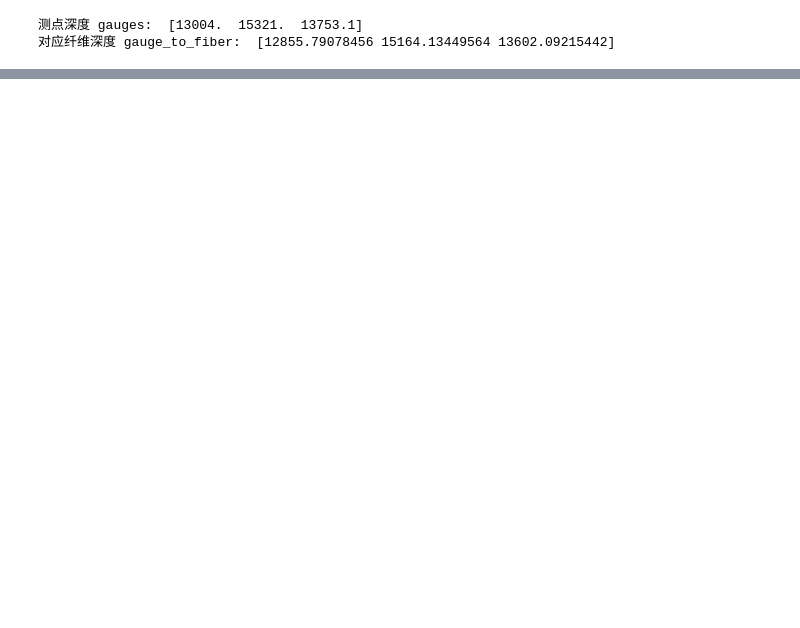
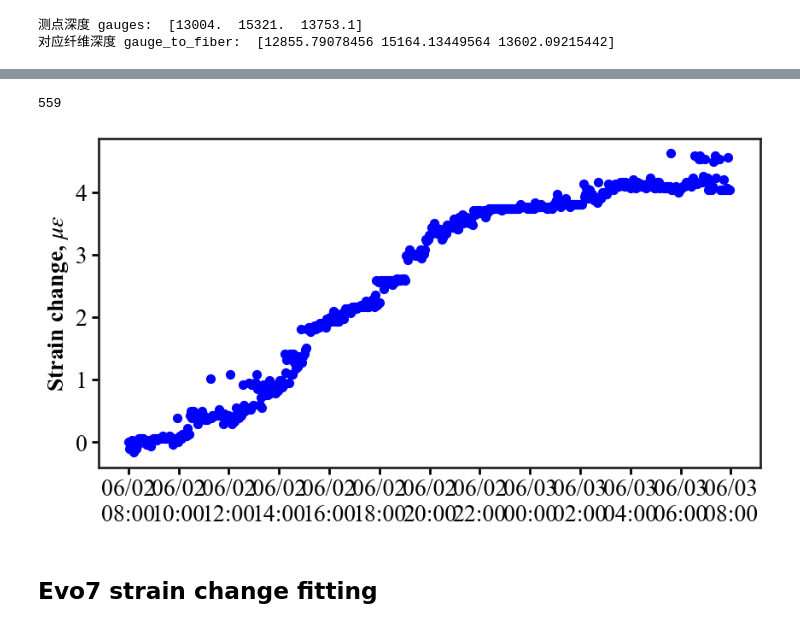
Before and after one commit to felix-mao-1516/plot-for-research-, a Jupyter notebook: pressure_strain_matching.ipynb, the cells around one changed output, grey strips where cells are left out. Cells and saved outputs as stored; diff of their text form; code cells hidden in the pictures; blank space fills up the shorter version.

```diff
--- a/pressure_strain_matching.ipynb
+++ b/pressure_strain_matching.ipynb
@@ -757,0 +1427,40 @@ plt.show()
+# %%
+strian_sel    = cols[mask]
+strian_sel = strian_sel - strian_sel[0]  # 以起始点为零点
+# print(type(strian_sel))
+# print(strian_sel)
+print(len(strian_sel))
+# %% [output]
+559
+# %%
+fig, ax = plt.subplots(figsize=(10,5))
+
+#scatter plot
+ax.scatter(t_sel, strian_sel, color='blue', s=50, label='Field Pressure Data')
+
+ax.xaxis_date()
+date_format = mdates.DateFormatter('%m/%d\n%H:%M')
+ax.xaxis.set_major_formatter(date_format)
+
+start = datetime.datetime(2022, 6, 2, 8, 0)
+end   = datetime.datetime(2022, 6, 3, 8, 0)
+# end   = datetime.datetime(2022, 6, 2, 16, 0)
+
+
+# ticks = pd.date_range(start, end, freq='6h')  # 每 4 小时一个
+ticks = pd.date_range(start, end, freq='2h')  # 每 4 小时一个
+
+ax.set_xticks(ticks)
+ax.set_ylabel(r"Strain change, $\mu\varepsilon$")
+
+# 设置主刻度间隔为 1 小时
+# ax.xaxis.set_major_locator(mdates.HourLocator(interval=4))
+
+# 给外侧轴留空间，避免被裁切
+# fig.subplots_adjust(right=0.82)
+# plt.savefig('frac_curves_S6.png', dpi=600, bbox_inches='tight')
+plt.show()
+# %% [output]
+[figure, added]
+# %% [markdown]
+## Evo7 strain change fitting
```
Also changed, not shown: parts of 35 cells of this notebook, 5 other files.
